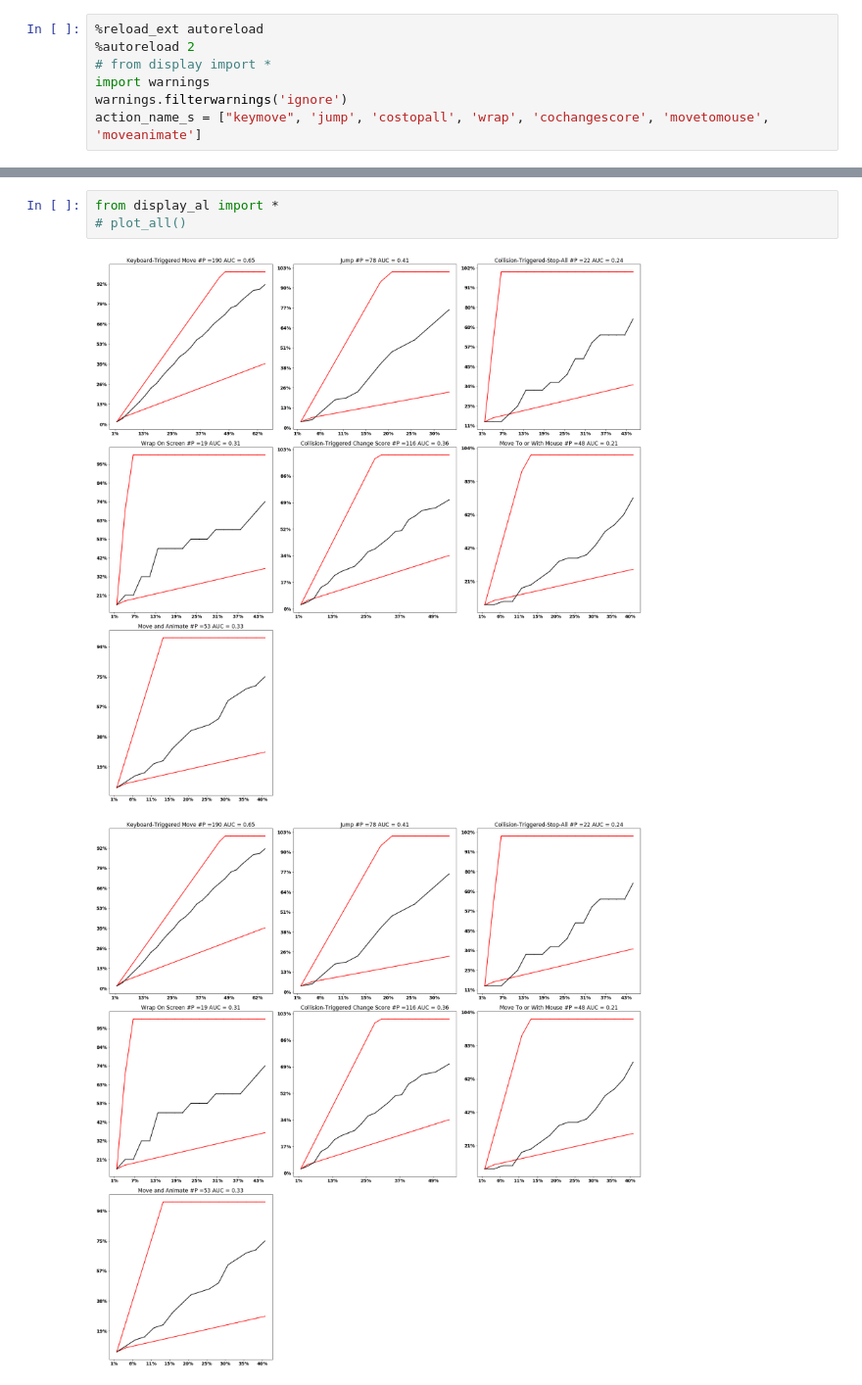
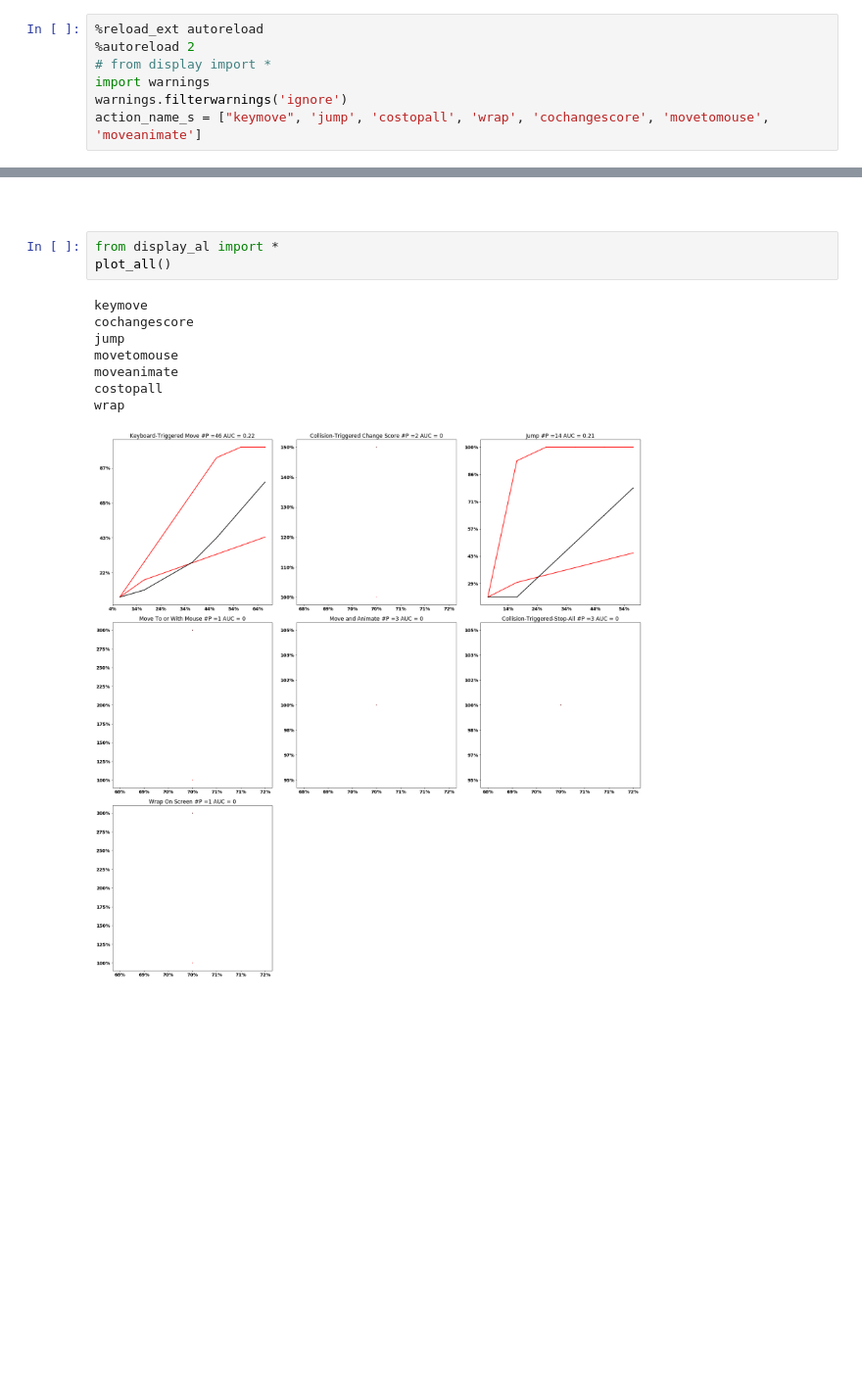
Before and after one commit to emmableu/CuratingExamples, a Jupyter notebook: present0319.ipynb, the cells around one changed output, grey strips where cells are left out. Shown at 98% size. Drawn from its saved outputs; the diff is of its cells as text; blank space fills up the shorter version.

Commit message:
plot

```diff
--- a/present0319.ipynb
+++ b/present0319.ipynb
@@ -8,6 +15,14 @@ action_name_s = ["keymove", 'jump', 'costopall', 'wrap', 'cochangescore', 'movet
+# %% [markdown]
+####
 # %%
 from display_al import *
-# plot_all()
+plot_all()
 # %% [output]
+keymove
+cochangescore
+jump
+movetomouse
+moveanimate
+costopall
+wrap
-[figure, old version]
+[figure, new version]
-[figure, removed]
```
Also changed, not shown: parts of 6 cells of this notebook, 6 other files.
